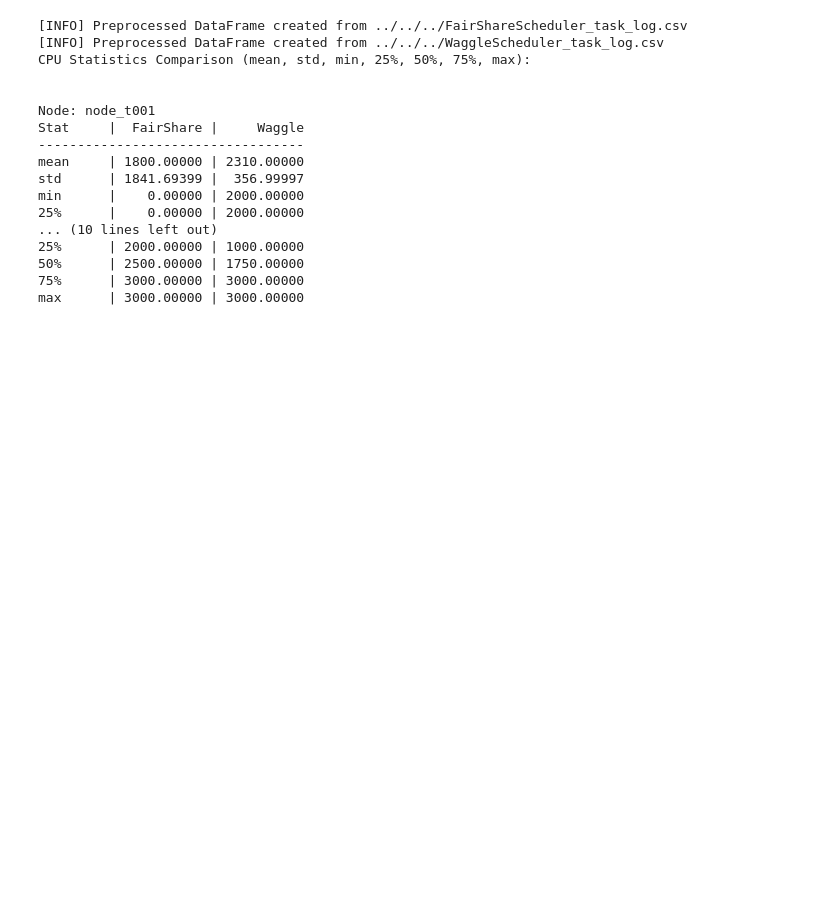
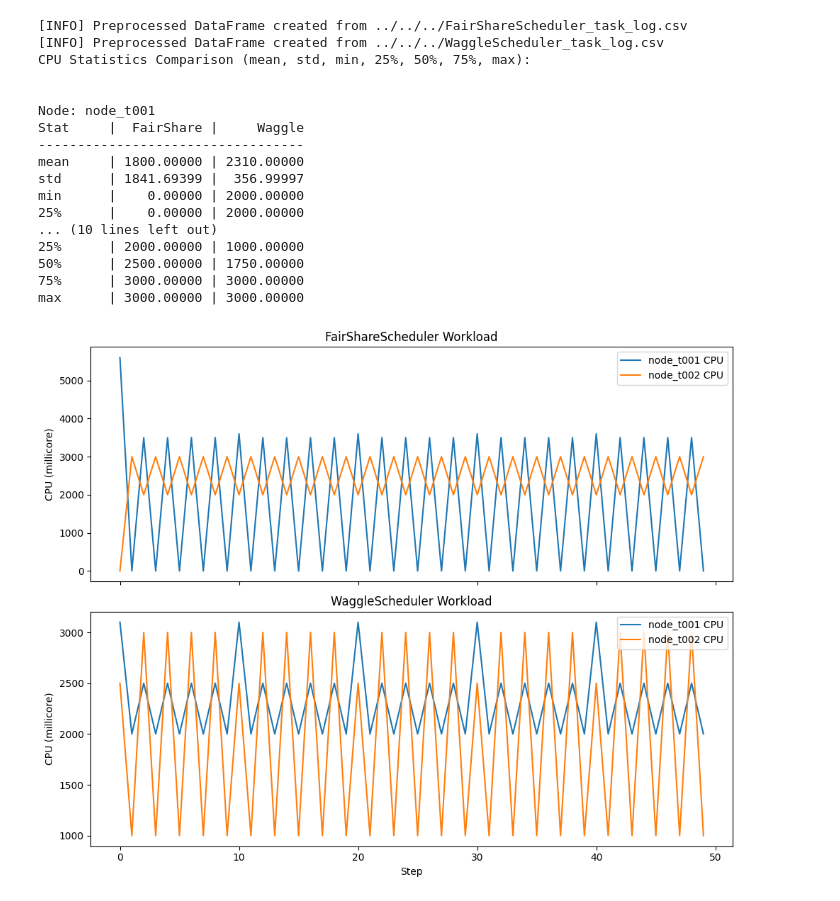
Before and after one commit to KendalCoder/edge_resource_analysis, a Jupyter notebook: simulation/kubernetes/src/scripts/vis-interactive.ipynb, the cells around one changed output. Drawn from its saved outputs; the diff is of its cells as text; code cells hidden in the pictures; blank space fills up the shorter version.

```diff
--- a/simulation/kubernetes/src/scripts/vis-interactive.ipynb
+++ b/simulation/kubernetes/src/scripts/vis-interactive.ipynb
@@ -105,3 +105,25 @@ min      |    0.00000 | 2000.00000
 50%      | 2500.00000 | 1750.00000
 75%      | 3000.00000 | 3000.00000
 max      | 3000.00000 | 3000.00000
+# %%
+fig, axes = plt.subplots(2, 1, figsize=(10, 8), sharex=True)
+
+# FairShareScheduler
+for node, group in df1.groupby("node_id"):
+    axes[0].plot(group["step"], group["cpu"], label=f"{node} CPU")
+axes[0].set_ylabel("CPU (millicore)")
+axes[0].set_title("FairShareScheduler Workload")
+axes[0].legend()
+
+# WaggleScheduler
+for node, group in df2.groupby("node_id"):
+    axes[1].plot(group["step"], group["cpu"], label=f"{node} CPU")
+axes[1].set_xlabel("Step")
+axes[1].set_ylabel("CPU (millicore)")
+axes[1].set_title("WaggleScheduler Workload")
+axes[1].legend()
+
+plt.tight_layout()
+plt.show()
+# %% [output]
+[figure, added]
```
Also changed, not shown: parts of 10 cells of this notebook.
